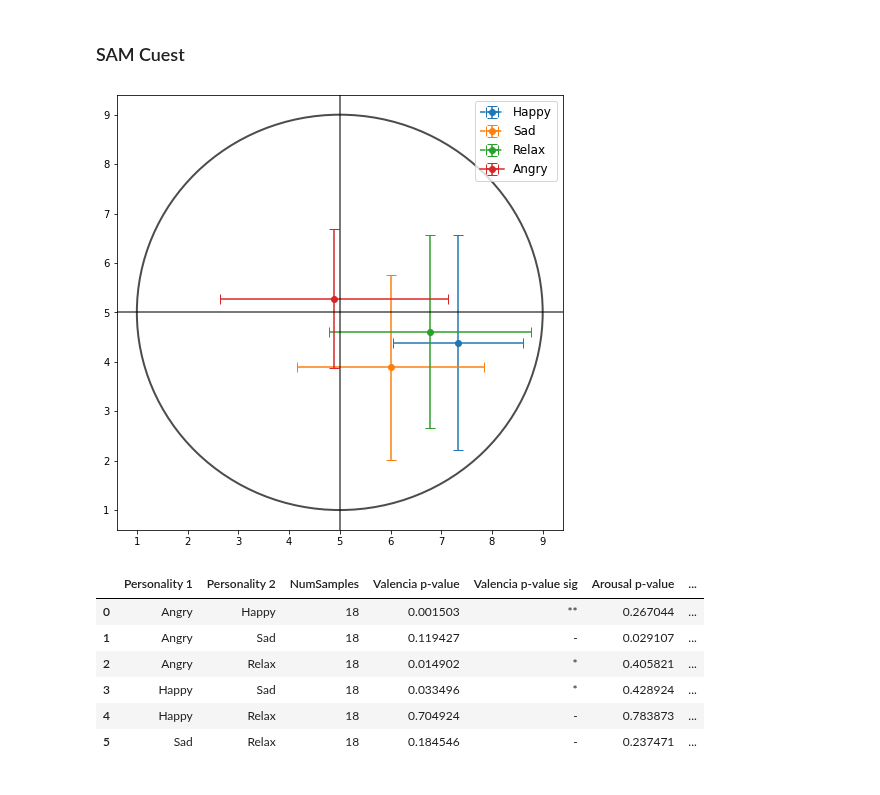
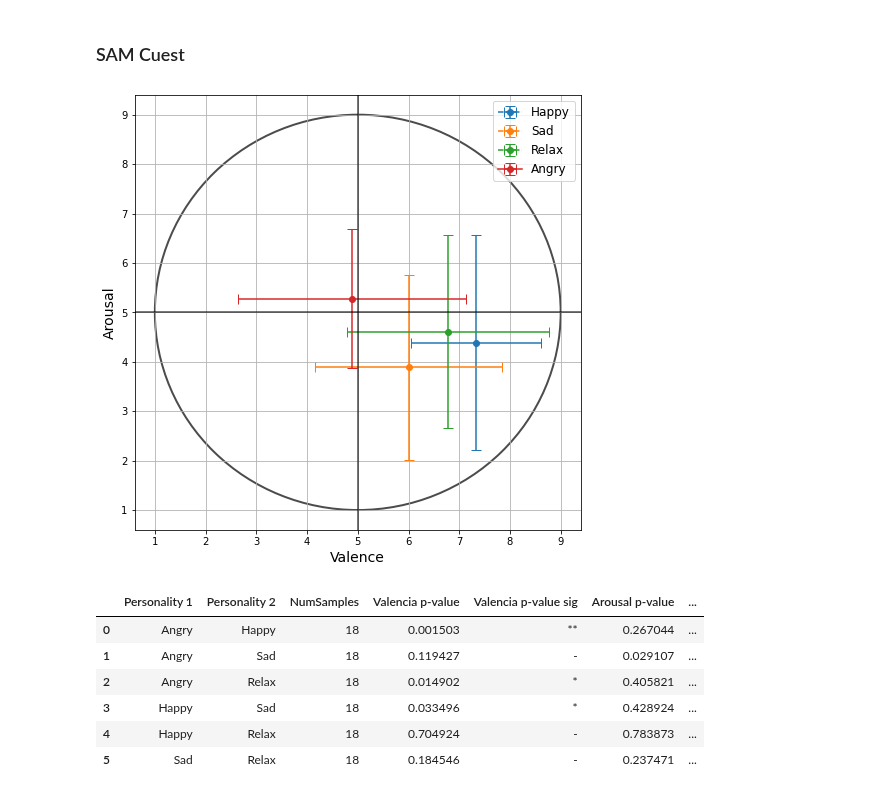
Before and after one commit to ASAPLableni/LableniBot, a Jupyter notebook: DataAnalysis/AnalysisQuest.ipynb, the cells around one changed output. Drawn from its saved outputs; the diff is of its cells as text; code cells hidden in the pictures.

```diff
--- a/DataAnalysis/AnalysisQuest.ipynb
+++ b/DataAnalysis/AnalysisQuest.ipynb
@@ -629,34 +629,37 @@ fig, ax = plt.subplots(figsize=(8, 8)) # note we must use plt.subplots, not plt.
 # (or if you have an existing figure)
 # fig = plt.gcf()
 # ax = fig.gca()
 
 plt.errorbar(df_happy["Question3"].mean(), df_happy["Question4"].mean(),
              xerr=df_happy["Question3"].std(), yerr=df_happy["Question4"].std(),
              marker='o', capsize=5, linestyle="--", label="Happy")
 
 plt.errorbar(df_sad["Question3"].mean(), df_sad["Question4"].mean(),
              xerr=df_sad["Question3"].std(), yerr=df_sad["Question4"].std(),
              marker='o', capsize=5, linestyle="--", label="Sad")
 
 plt.errorbar(df_relax["Question3"].mean(), df_relax["Question4"].mean(),
              xerr=df_relax["Question3"].std(), yerr=df_relax["Question4"].std(),
              marker='o', capsize=5, linestyle="--", label="Relax")
 
 plt.errorbar(df_angry["Question3"].mean(), df_angry["Question4"].mean(),
              xerr=df_angry["Question3"].std(), yerr=df_angry["Question4"].std(),
              marker='o', capsize=5, label="Angry")
 
 ax.add_patch(circle2)
 
 plt.axvline(5, c="black", alpha=0.7)
 plt.axhline(5, c="black", alpha=0.7)
+plt.grid()
 
 plt.legend(fontsize=12)
+plt.xlabel("Valence", fontsize=14)
+plt.ylabel("Arousal", fontsize=14)
 
 plt.savefig("Results/Images/SAMSubject.pdf", dpi=300, format="pdf")
 plt.show()
 # %% [output]
-[figure, old version]
+[figure, new version]
 # %%
 personality_list = ["Angry", "Happy", "Sad", "Relax"]
 
```
Also changed, not shown: parts of 1 cell of this notebook, 2 other files.
